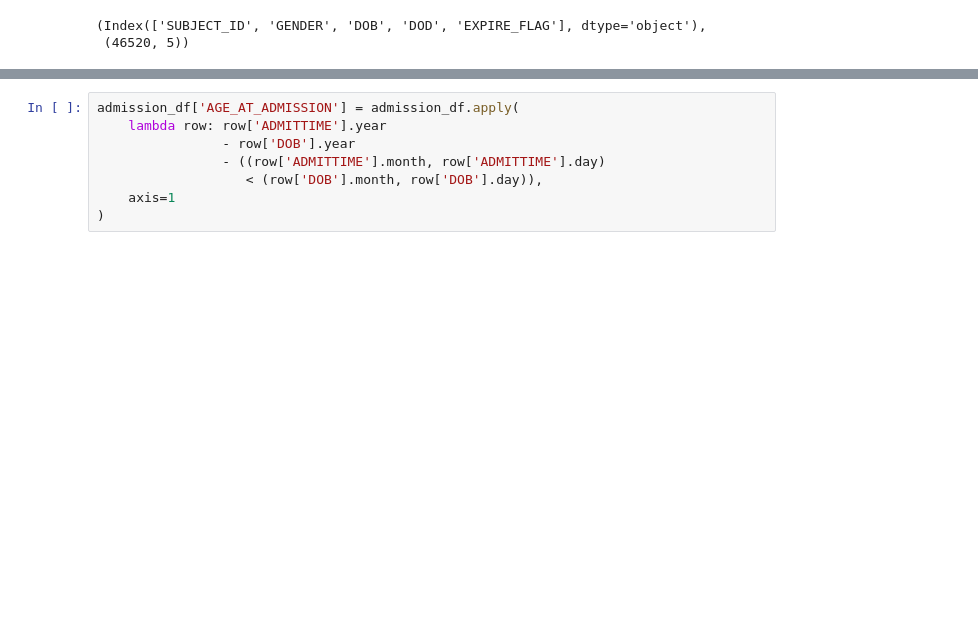
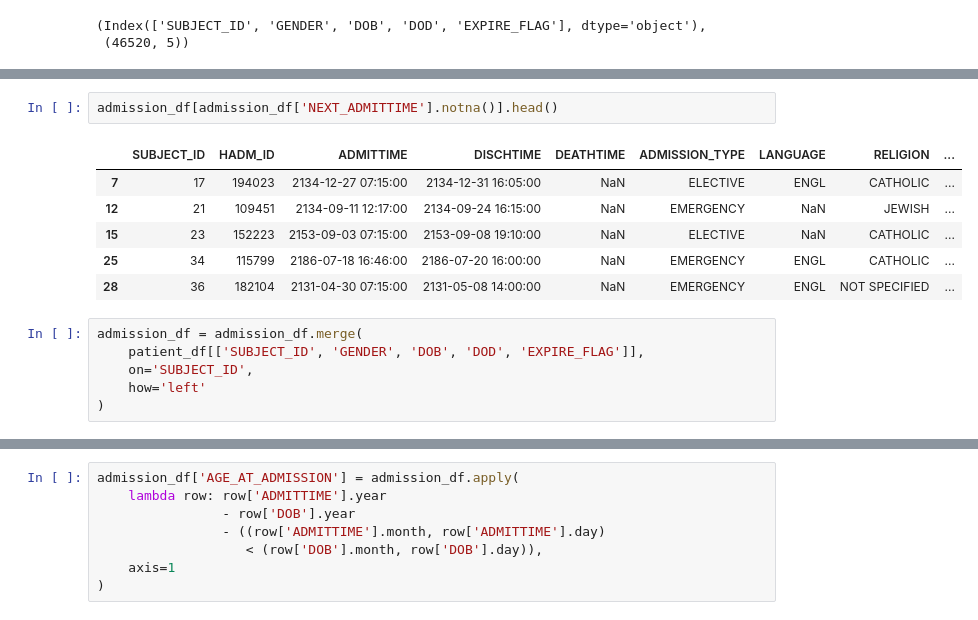
Before and after one commit to CYang-CCI-Lab/LLM_Fairness, a Jupyter notebook: process_dataset.ipynb, the cells around one changed output, grey strips where cells are left out. Cells and saved outputs as stored; diff of their text form; blank space fills up the shorter version.

```diff
--- a/process_dataset.ipynb
+++ b/process_dataset.ipynb
@@ -57,3 +29,18 @@ admission_df = admission_df.merge(
+# %%
+admission_df[admission_df['NEXT_ADMITTIME'].notna()].head()
+# %% [output]
+|  | SUBJECT_ID | HADM_ID | ADMITTIME | DISCHTIME | DEATHTIME | ADMISSION_TYPE | LANGUAGE | RELIGION | ... |
+| 7 | 17 | 194023 | 2134-12-27 07:15:00 | 2134-12-31 16:05:00 | NaN | ELECTIVE | ENGL | CATHOLIC | ... |
+| 12 | 21 | 109451 | 2134-09-11 12:17:00 | 2134-09-24 16:15:00 | NaN | EMERGENCY | NaN | JEWISH | ... |
+| 15 | 23 | 152223 | 2153-09-03 07:15:00 | 2153-09-08 19:10:00 | NaN | ELECTIVE | NaN | CATHOLIC | ... |
+| 25 | 34 | 115799 | 2186-07-18 16:46:00 | 2186-07-20 16:00:00 | NaN | EMERGENCY | ENGL | CATHOLIC | ... |
+| 28 | 36 | 182104 | 2131-04-30 07:15:00 | 2131-05-08 14:00:00 | NaN | EMERGENCY | ENGL | NOT SPECIFIED | ... |
+# %%
+admission_df = admission_df.merge(
+    patient_df[['SUBJECT_ID', 'GENDER', 'DOB', 'DOD', 'EXPIRE_FLAG']],
+    on='SUBJECT_ID',
+    how='left'
+)
 # %%
 admission_df.shape
 # %% [output]
```
Also changed, not shown: parts of 25 cells of this notebook, 1 other file.
